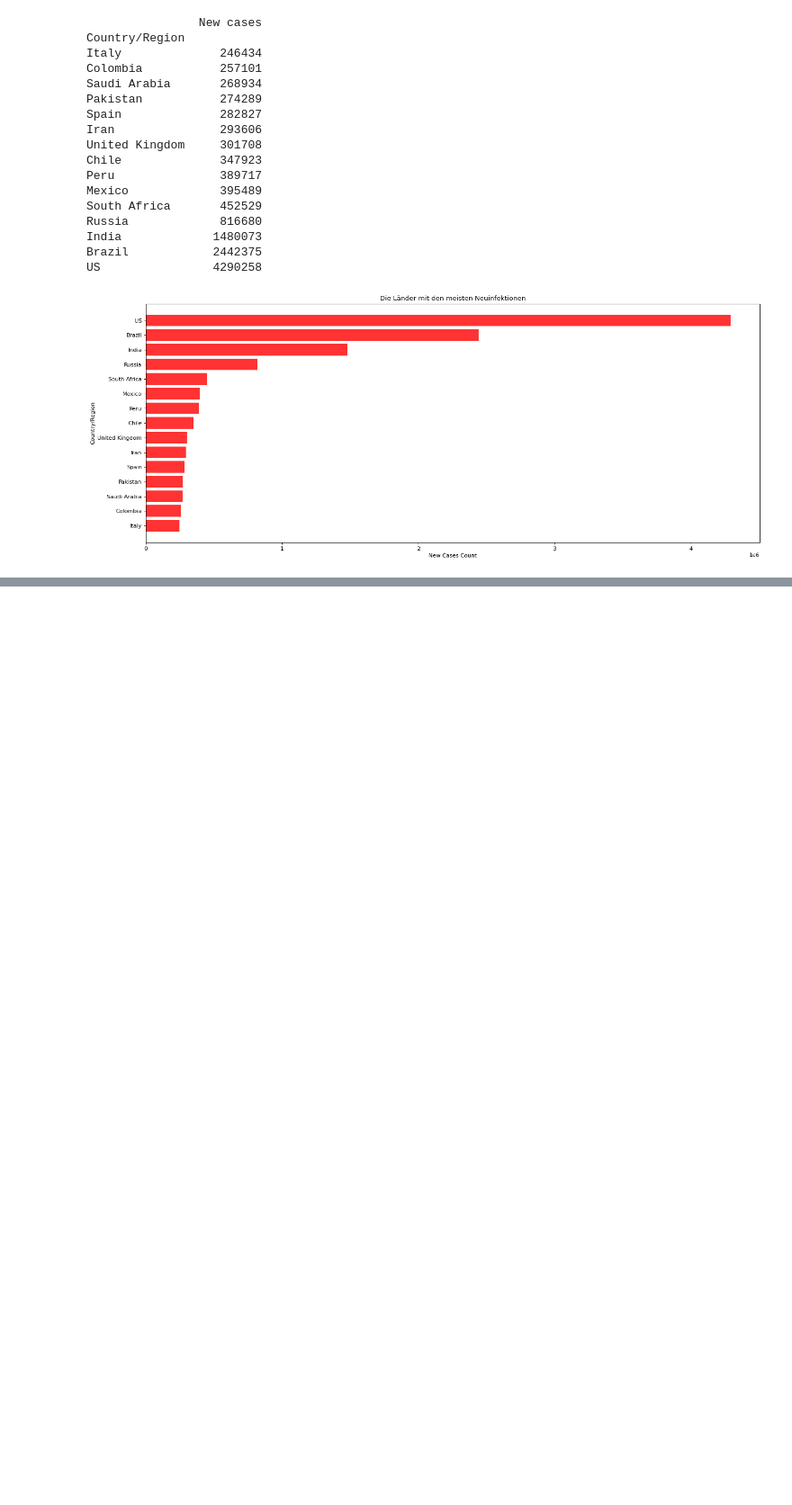
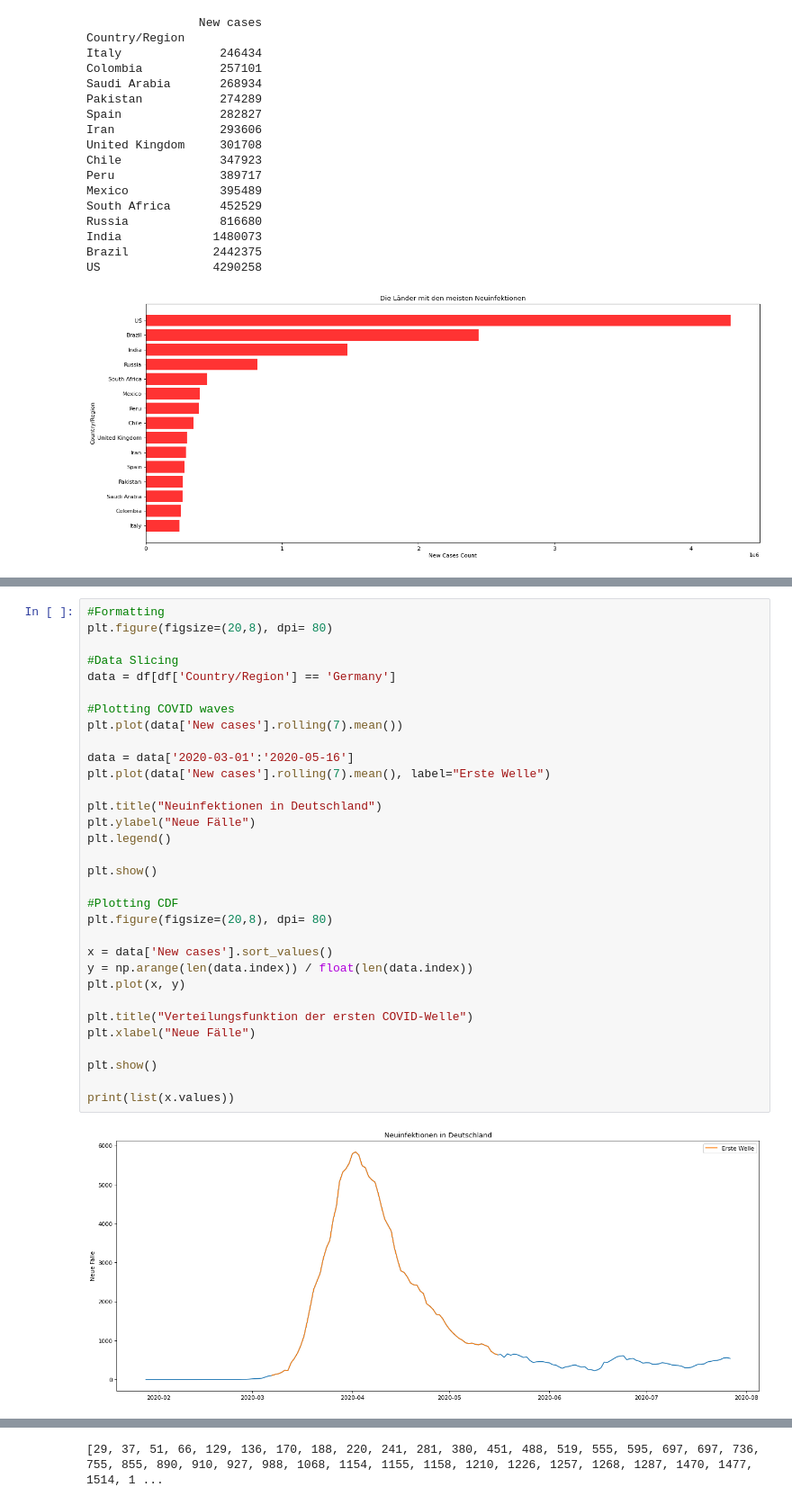
Before and after one commit to Mois1406/CovidDataAnalysis, a Jupyter notebook: CovidDataAnalysis.ipynb, the cells around one changed output, grey strips where cells are left out. Shown at 90% size. Cells and saved outputs as stored; diff of their text form; blank space fills up the shorter version.

```diff
--- a/CovidDataAnalysis.ipynb
+++ b/CovidDataAnalysis.ipynb
@@ -122,0 +112,34 @@ US              224345948  11011411   56353416
+# %%
+#Formatting
+plt.figure(figsize=(20,8), dpi= 80)
+
+#Data Slicing
+data = df[df['Country/Region'] == 'Germany']
+
+#Plotting COVID waves
+plt.plot(data['New cases'].rolling(7).mean())
+
+data = data['2020-03-01':'2020-05-16']
+plt.plot(data['New cases'].rolling(7).mean(), label="Erste Welle")
+
+plt.title("Neuinfektionen in Deutschland")
+plt.ylabel("Neue Fälle")
+plt.legend()
+
+plt.show()
+
+#Plotting CDF
+plt.figure(figsize=(20,8), dpi= 80)
+
+x = data['New cases'].sort_values()
+y = np.arange(len(data.index)) / float(len(data.index))
+plt.plot(x, y)
+
+plt.title("Verteilungsfunktion der ersten COVID-Welle")
+plt.xlabel("Neue Fälle")
+
+plt.show()
+
+print(list(x.values))
+# %% [output]
+[figure, added]
@@ -122,0 +147 @@ US              224345948  11011411   56353416
+[29, 37, 51, 66, 129, 136, 170, 188, 220, 241, 281, 380, 451, 488, 519, 555, 595, 697, 697, 736, 755, 855, 890, 910, 927, 988, 1068, 1154, 1155, 1158, 1210, 1226, 1257, 1268, 1287, 1470, 1477, 1514, 1 ...
```
Also changed, not shown: parts of 5 cells of this notebook, 6 other files.
